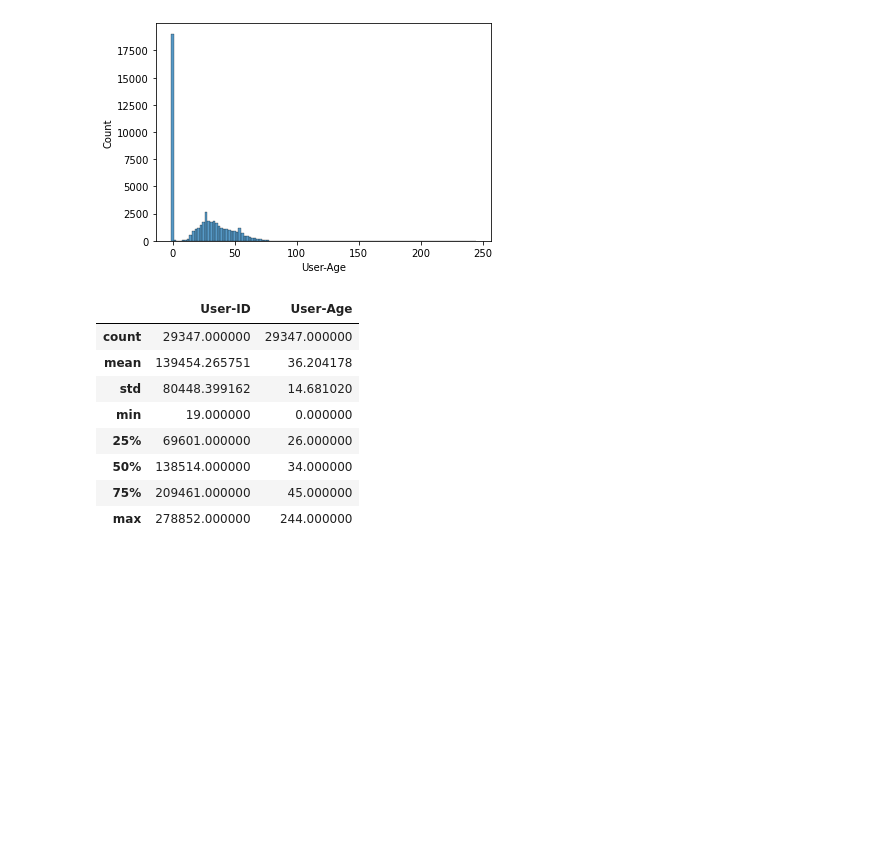
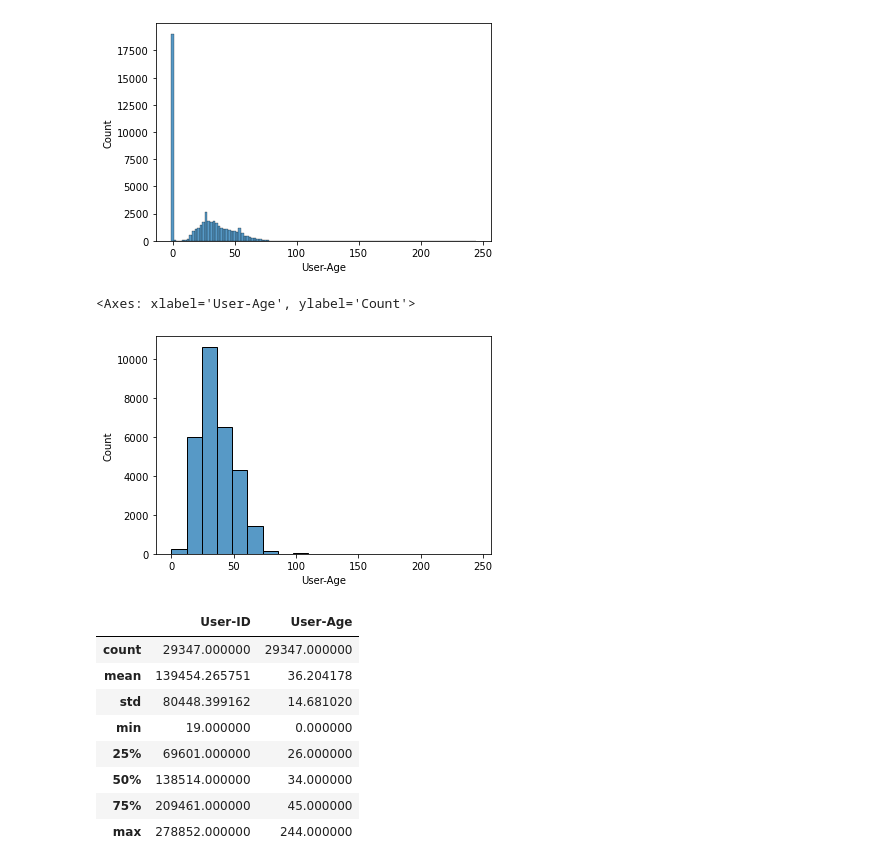
Before and after one commit to caseynator123/EDP_assigment2, a Jupyter notebook: eda/early_eda.ipynb, the cells around one changed output. Drawn from its saved outputs; the diff is of its cells as text; code cells hidden in the pictures; blank space fills up the shorter version.

```diff
--- a/eda/early_eda.ipynb
+++ b/eda/early_eda.ipynb
@@ -459,6 +459,11 @@ sns.histplot(users, x = "User-Age")
 [figure]
 # %%
 users_age = users[users["User-Age"] != -1]
+# %%
+sns.histplot(users_age, x = "User-Age", bins = 20)
+# %% [output]
+<Axes: xlabel='User-Age', ylabel='Count'>
+[figure, added]
 # %%
 users_age.describe()
 # %% [output]
```
Also changed, not shown: parts of 17 cells of this notebook.
